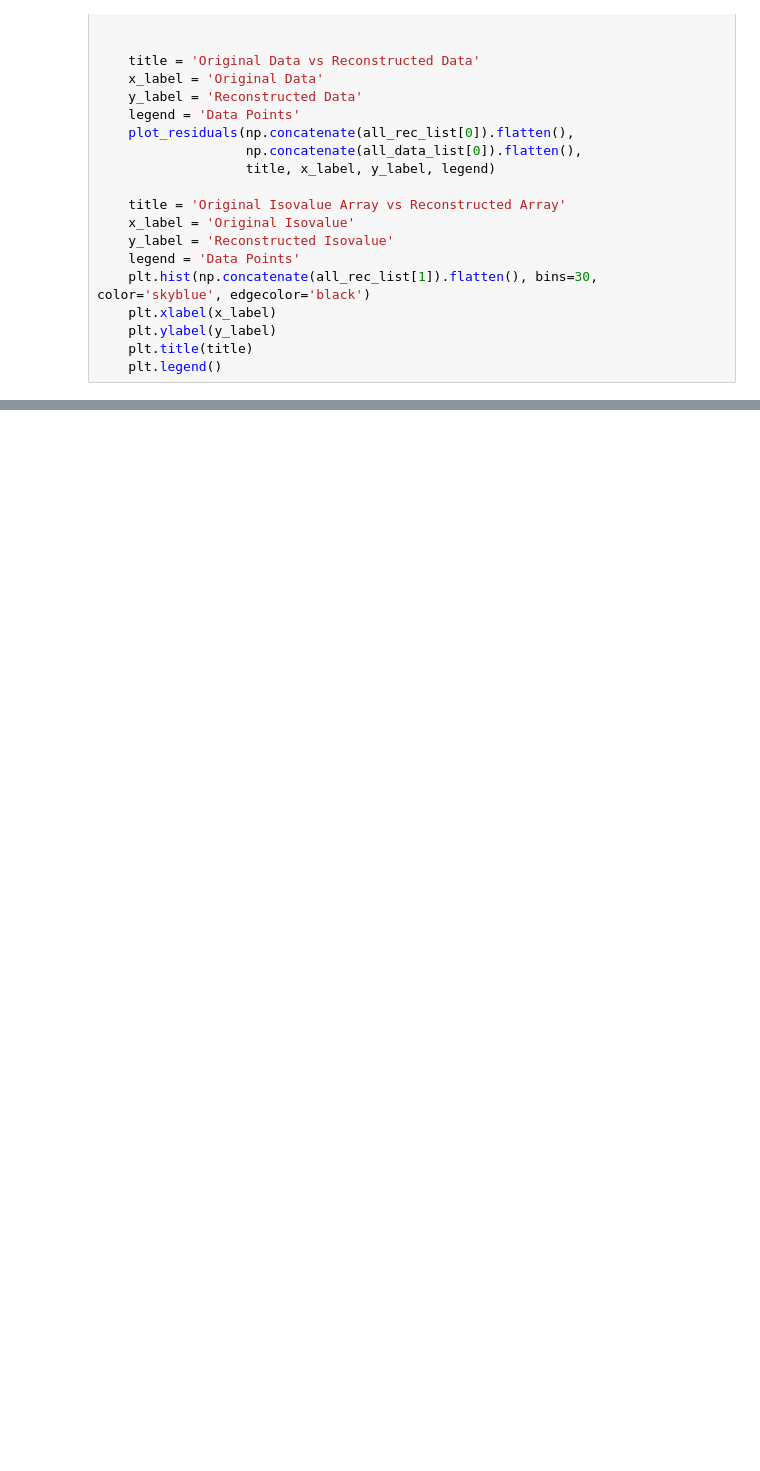
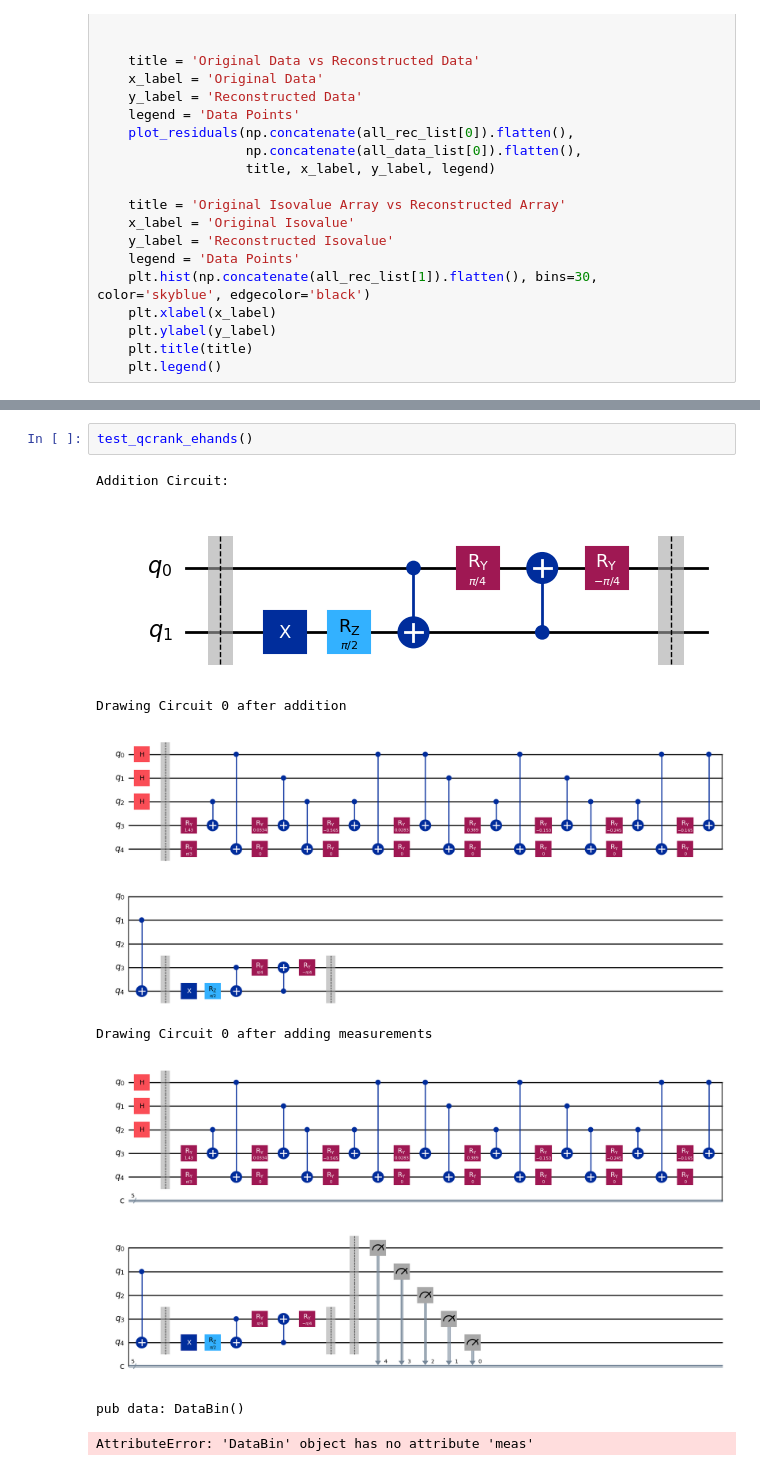
Before and after one commit to Burned357Waffles/Marching-Qubes-Thesis, a Jupyter notebook: ehands_qcrank_vertex_classification_exploration.ipynb, the cells around one changed output, grey strips where cells are left out. Drawn from its saved outputs; the diff is of its cells as text; blank space fills up the shorter version.

Commit message:
working on adding addition

```diff
--- a/ehands_qcrank_vertex_classification_exploration.ipynb
+++ b/ehands_qcrank_vertex_classification_exploration.ipynb
@@ -633,0 +725,11 @@ Slope of line of best fit: 0.9975
+# %%
+test_qcrank_ehands()
+# %% [output]
+Addition Circuit:
+[figure, added]
+Drawing Circuit 0 after addition
+[figure, added]
+Drawing Circuit 0 after adding measurements
+[figure, added]
+pub data: DataBin()
+AttributeError: 'DataBin' object has no attribute 'meas'
```
Also changed, not shown: parts of 5 cells of this notebook.
